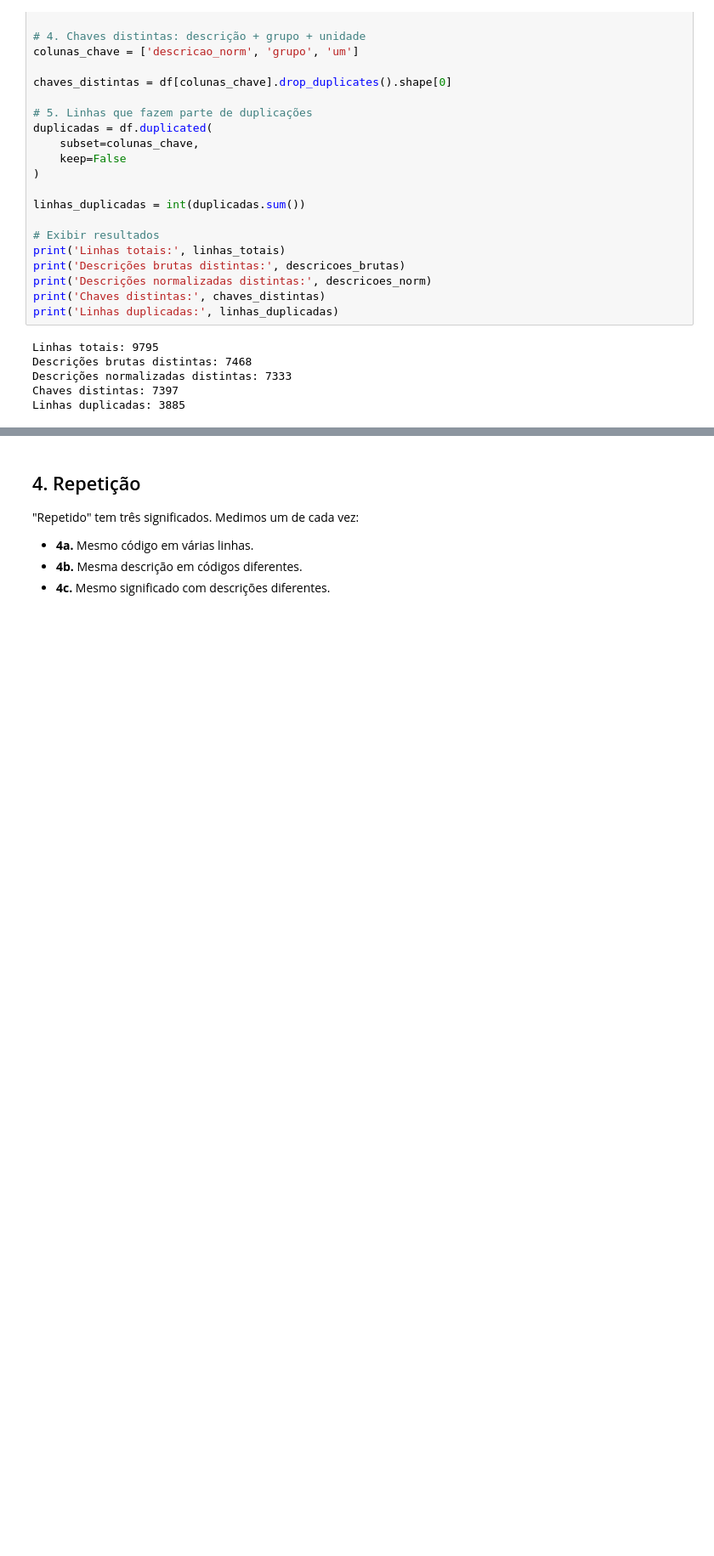
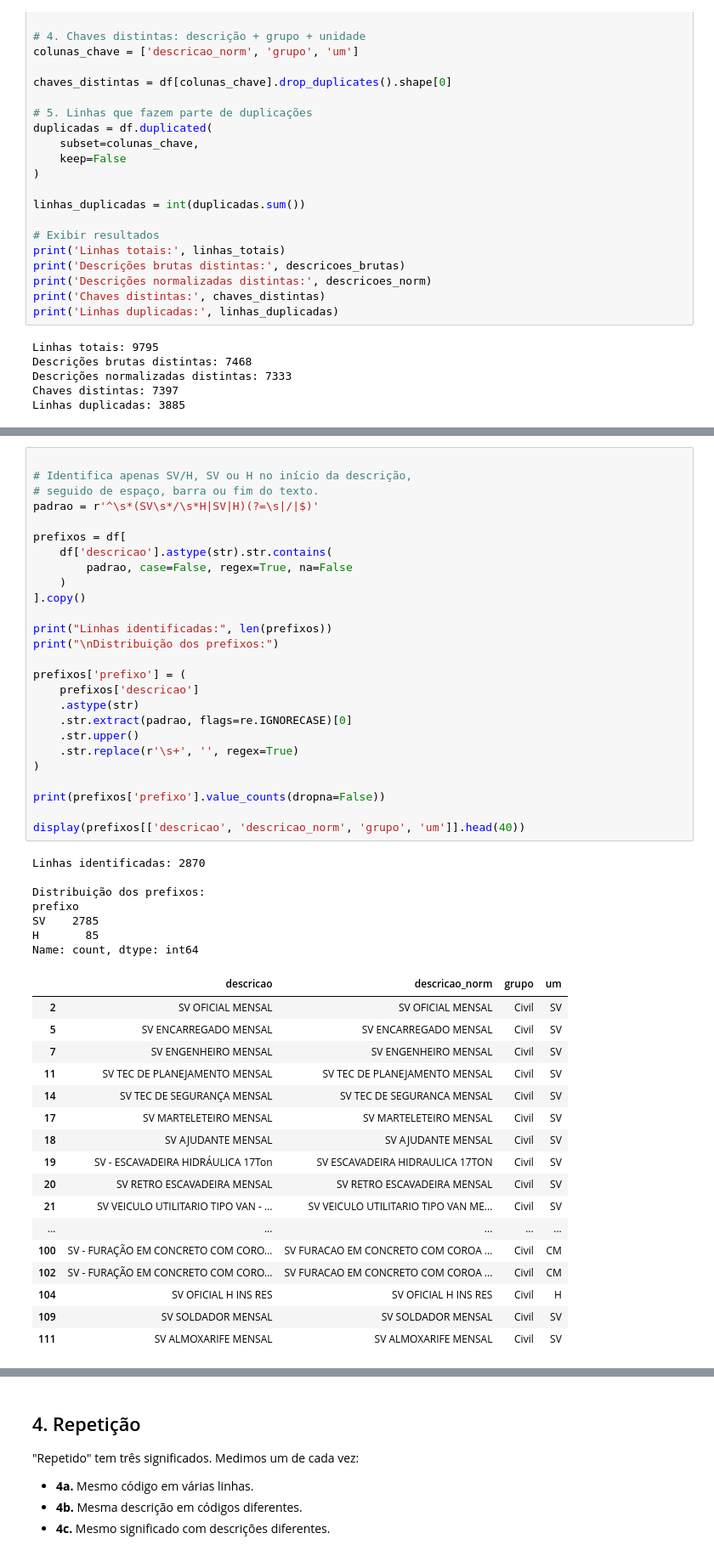
Before and after one commit to rouxstuff/desafio_gc, a Jupyter notebook: diagnostico_gerdau .ipynb, the cells around one changed output, grey strips where cells are left out. Shown at 85% size. Drawn from its saved outputs; the diff is of its cells as text; blank space fills up the shorter version.

```diff
--- a/diagnostico_gerdau .ipynb
+++ b/diagnostico_gerdau .ipynb
@@ -199,0 +285,51 @@ Linhas duplicadas: 3885
+# %%
+
+# Identifica apenas SV/H, SV ou H no início da descrição,
+# seguido de espaço, barra ou fim do texto.
+padrao = r'^\s*(SV\s*/\s*H|SV|H)(?=\s|/|$)'
+
+prefixos = df[
+    df['descricao'].astype(str).str.contains(
+        padrao, case=False, regex=True, na=False
+    )
+].copy()
+
+print("Linhas identificadas:", len(prefixos))
+print("\nDistribuição dos prefixos:")
+
+prefixos['prefixo'] = (
+    prefixos['descricao']
+    .astype(str)
+    .str.extract(padrao, flags=re.IGNORECASE)[0]
+    .str.upper()
+    .str.replace(r'\s+', '', regex=True)
+)
+
+print(prefixos['prefixo'].value_counts(dropna=False))
+
+display(prefixos[['descricao', 'descricao_norm', 'grupo', 'um']].head(40))
+# %% [output]
+Linhas identificadas: 2870
+
+Distribuição dos prefixos:
+prefixo
+SV    2785
+H       85
+Name: count, dtype: int64
+|  | descricao | descricao_norm | grupo | um |
+| 2 | SV OFICIAL MENSAL | SV OFICIAL MENSAL | Civil | SV |
+| 5 | SV ENCARREGADO MENSAL | SV ENCARREGADO MENSAL | Civil | SV |
+| 7 | SV ENGENHEIRO MENSAL | SV ENGENHEIRO MENSAL | Civil | SV |
+| 11 | SV TEC DE PLANEJAMENTO MENSAL | SV TEC DE PLANEJAMENTO MENSAL | Civil | SV |
+| 14 | SV TEC DE SEGURANÇA MENSAL | SV TEC DE SEGURANCA MENSAL | Civil | SV |
+| 17 | SV MARTELETEIRO MENSAL | SV MARTELETEIRO MENSAL | Civil | SV |
+| 18 | SV AJUDANTE MENSAL | SV AJUDANTE MENSAL | Civil | SV |
+| 19 | SV - ESCAVADEIRA HIDRÁULICA 17Ton | SV ESCAVADEIRA HIDRAULICA 17TON | Civil | SV |
+| 20 | SV RETRO ESCAVADEIRA MENSAL | SV RETRO ESCAVADEIRA MENSAL | Civil | SV |
+| 21 | SV VEICULO UTILITARIO TIPO VAN - ... | SV VEICULO UTILITARIO TIPO VAN ME... | Civil | SV |
+| ... | ... | ... | ... | ... |
+| 100 | SV - FURAÇÃO EM CONCRETO COM CORO... | SV FURACAO EM CONCRETO COM COROA ... | Civil | CM |
+| 102 | SV - FURAÇÃO EM CONCRETO COM CORO... | SV FURACAO EM CONCRETO COM COROA ... | Civil | CM |
+| 104 | SV OFICIAL H INS RES | SV OFICIAL H INS RES | Civil | H |
+| 109 | SV SOLDADOR MENSAL | SV SOLDADOR MENSAL | Civil | SV |
+| 111 | SV ALMOXARIFE MENSAL | SV ALMOXARIFE MENSAL | Civil | SV |
```
Also changed, not shown: parts of 21 cells of this notebook.
